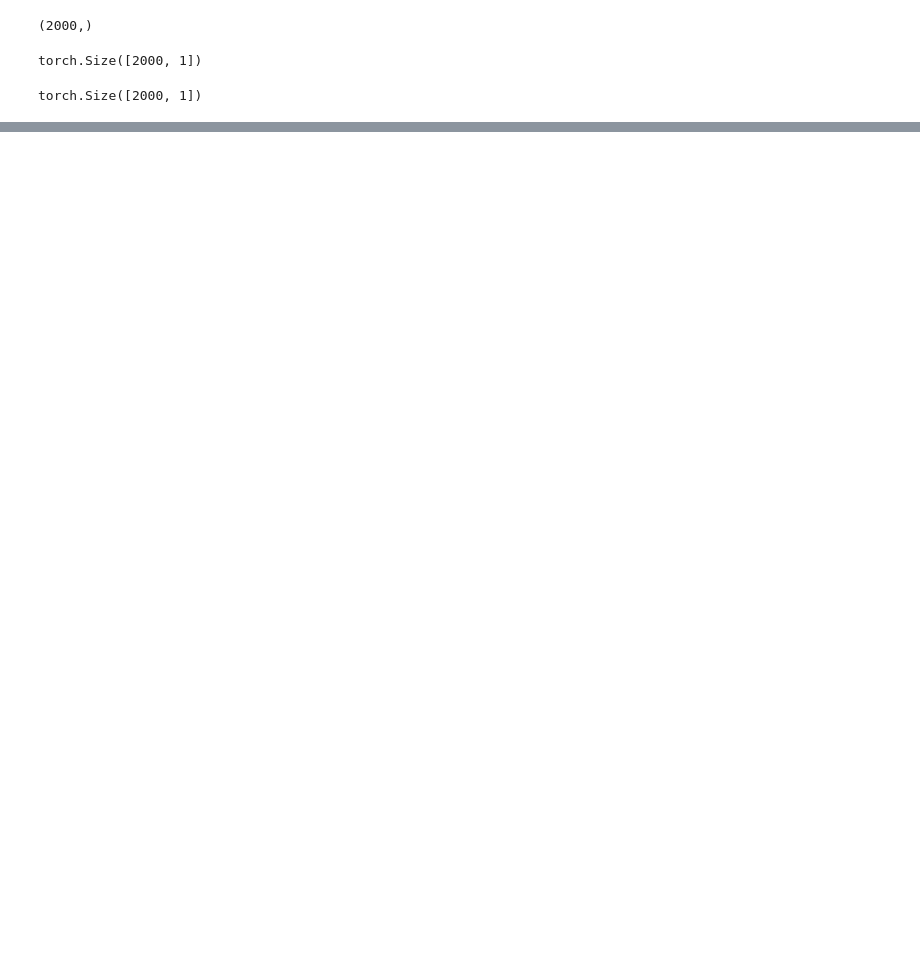
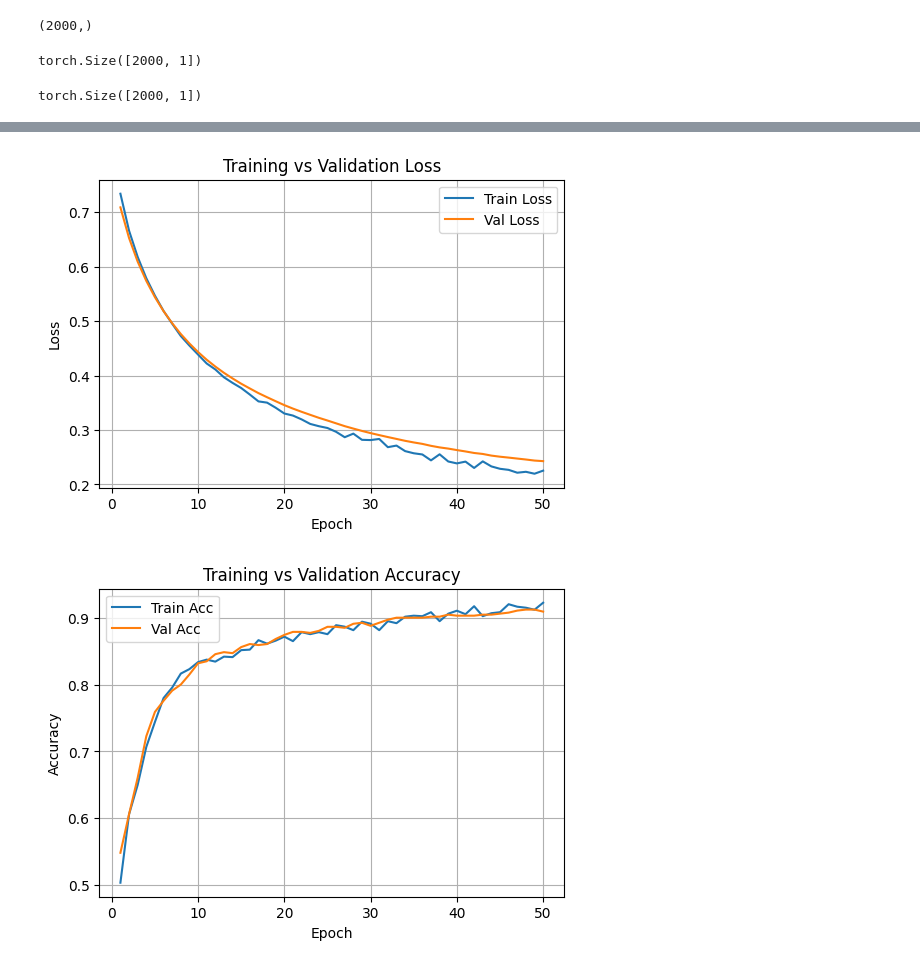
Before and after one commit to zhiweic/representation-learning, a Jupyter notebook: notebooks/pytorch_day_4_exercise.ipynb, the cells around one changed output, grey strips where cells are left out. Saved outputs shown, nothing was run; the diff lists cells and outputs as text; code cells hidden in the pictures; blank space fills up the shorter version.

```diff
--- a/notebooks/pytorch_day_4_exercise.ipynb
+++ b/notebooks/pytorch_day_4_exercise.ipynb
@@ -102,18 +102,25 @@ def get_batches(X, y, batch_size):
 def training_loop(X, y, batch_size, model, optimizer, criterion):
     size = X.shape[0]
     model.train()
+    total_loss = 0.0
+    total_correct = 0
+    total_examples = 0
     for Xb, yb, current_batch in get_batches(X, y, batch_size):
         # Call optimizer.zero_grad() to reset the gradients of model parameters.
         optimizer.zero_grad()
         prediction = model(Xb)
         loss = criterion(prediction, yb)
+        bsz = yb.shape[0]
+        total_examples += bsz
+        total_loss += loss.item() * bsz
+        total_correct += ((torch.sigmoid(prediction)>=0.5)==yb).float().sum().item()
         # Backpropagate the prediction loss with a call to loss.backward().
         loss.backward()
         # Once we have our gradients, we call optimizer.step() to adjust the parameters by the gradients collected in the backward pass.
         optimizer.step()
         if current_batch % 10 == 0:
             print(f"loss: {loss.item():>7f}  [{current_batch:>5d}/{size:>5d}]")
-    return loss.item()
+    return total_loss/total_examples, total_correct/total_examples
 # %%
 def evaluation_loop(X, y, batch_size, model, criterion):
     model.eval()
@@ -188,2 +209,7 @@ def plot_training_curves(history):
+# %%
+plot_training_curves(loss_history)
+# %% [output]
+[figure, added]
+[figure, added]
 # %%
 # - Explore learning rate effects (0.1, 0.001)
```
Also changed, not shown: parts of 14 cells of this notebook.
